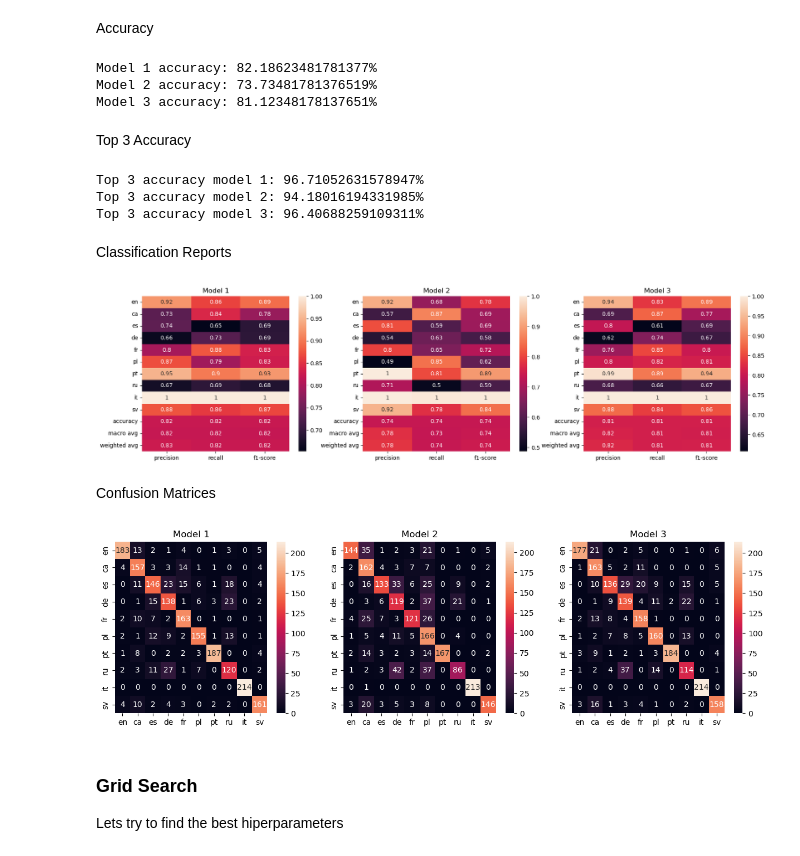
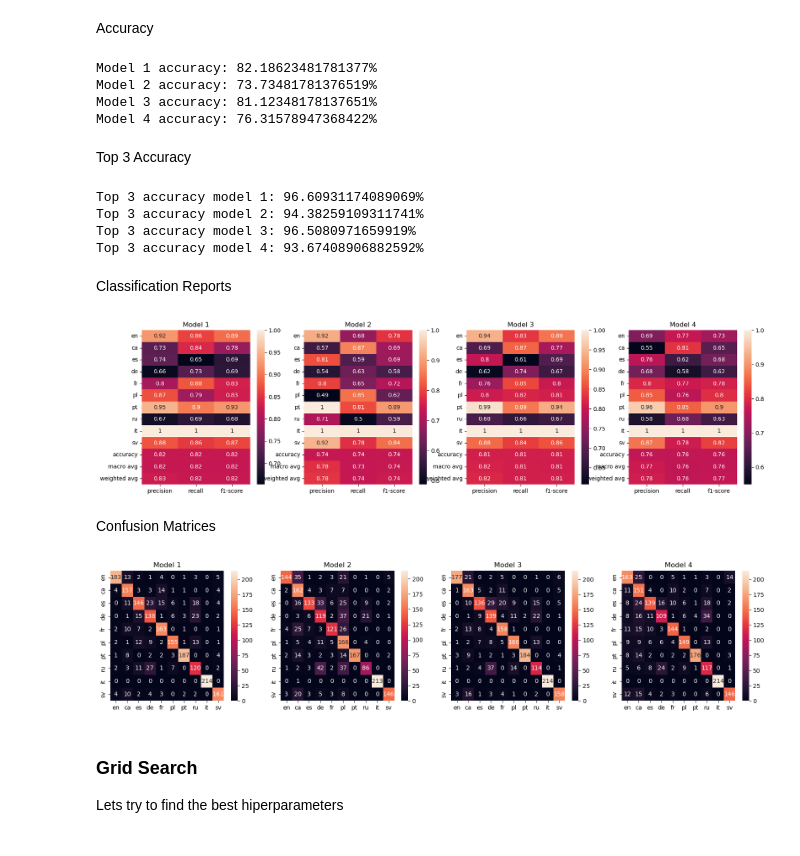
Before and after one commit to jsalisburyv/Machine-Learning, a Jupyter notebook: Practica1/models.ipynb, the cells around one changed output. Drawn from its saved outputs; the diff is of its cells as text; code cells hidden in the pictures.

Commit message:
sigmoid

```diff
--- a/Practica1/models.ipynb
+++ b/Practica1/models.ipynb
@@ -72,6 +72,7 @@ models = [
     svm.SVC(kernel='linear', probability=True),  # linear kernel
     svm.SVC(kernel='poly', probability=True),  # polynomial kernel with degree 3
     svm.SVC(kernel='rbf', probability=True),  # RBF kernel with gamma = 0.1
+    svm.SVC(kernel='sigmoid', probability=True)
 ]
 
 # Train models
@@ -93,6 +94,7 @@ for i, model in enumerate(models):
 Model 1 accuracy: 82.18623481781377%
 Model 2 accuracy: 73.73481781376519%
 Model 3 accuracy: 81.12348178137651%
+Model 4 accuracy: 76.31578947368422%
 # %% [markdown]
 Top 3 Accuracy
 # %%
@@ -100,9 +102,10 @@ for i, model in enumerate(models):
     prediction = model.predict_proba(X_test_pca)
     print(f'Top 3 accuracy model {i+1}: {top_k_accuracy_score(y_test, prediction, k=3)*100}%')
 # %% [output]
-Top 3 accuracy model 1: 96.71052631578947%
-Top 3 accuracy model 2: 94.18016194331985%
-Top 3 accuracy model 3: 96.40688259109311%
+Top 3 accuracy model 1: 96.60931174089069%
+Top 3 accuracy model 2: 94.38259109311741%
+Top 3 accuracy model 3: 96.5080971659919%
+Top 3 accuracy model 4: 93.67408906882592%
 # %% [markdown]
 Classification Reports
 # %%
@@ -115,19 +118,19 @@ for i, model in enumerate(models):
     ax[i].set_title(f'Model {i+1}')
 plt.show()
 # %% [output]
-[figure, old version]
+[figure, new version]
 # %% [markdown]
 Confusion Matrices
 # %%
 # Generate confusion matrices for the models and plot them as heatmaps try to make them look pretty,you can use seaborn for this
-fig, ax = plt.subplots(1, len(models), figsize=(15, 4))
+fig, ax = plt.subplots(1, len(models), figsize=(20, 4))
 for i, model in enumerate(models):
     cm = confusion_matrix(y_test, model.predict(X_test_pca))
     sns.heatmap(cm, annot=True, ax=ax[i], fmt='d', xticklabels=langs, yticklabels=langs)
     ax[i].set_title(f'Model {i+1}')
 plt.show()
 # %% [output]
-[figure, old version]
+[figure, new version]
 # %% [markdown]
 ### Grid Search
 Lets try to find the best hiperparameters
```
Also changed, not shown: parts of 1 cell of this notebook.
